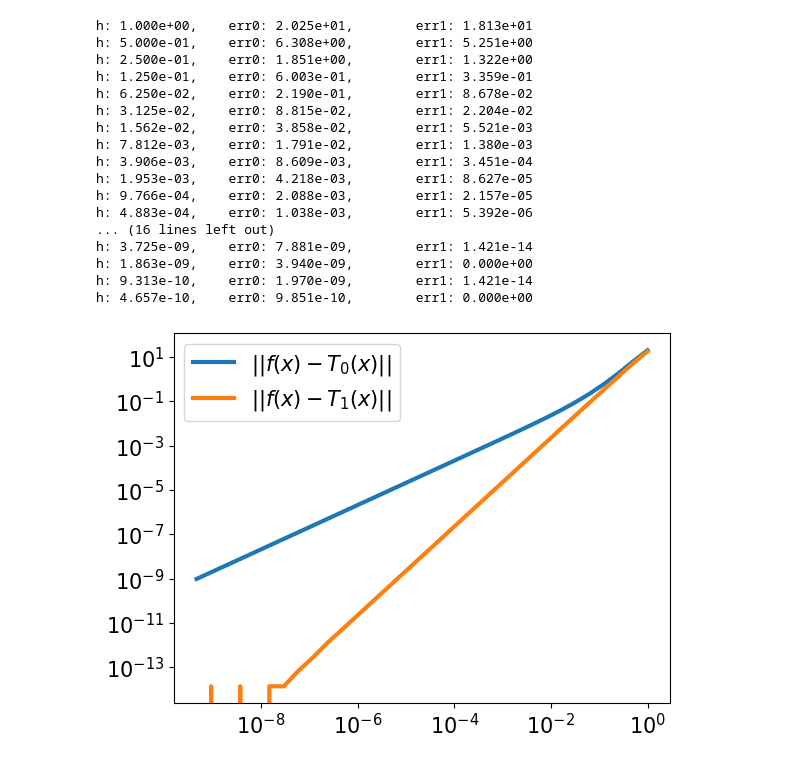
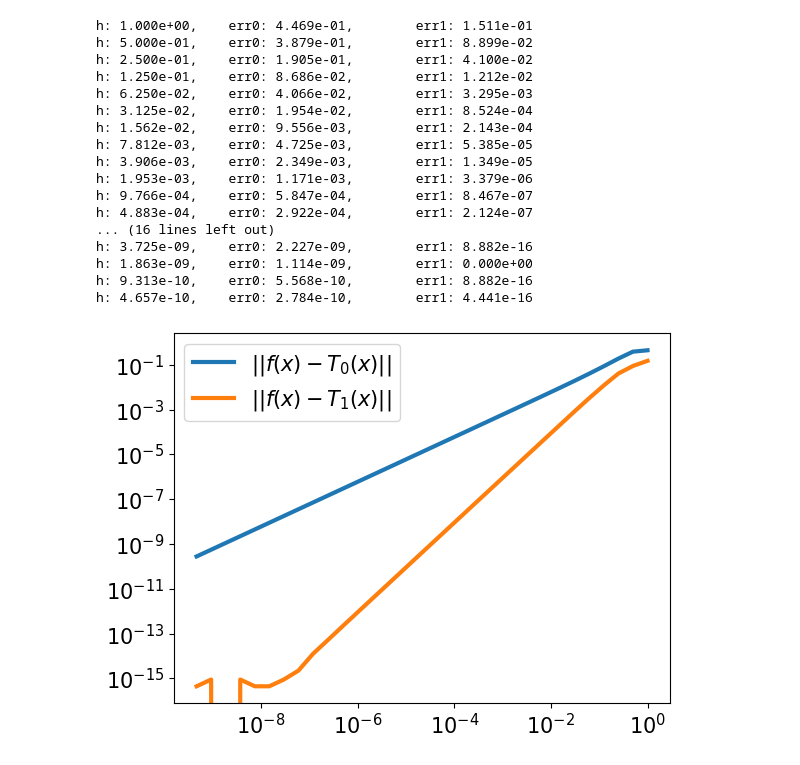
Before and after one commit to majedo-net/csmplace1, a Jupyter notebook: checkGradientDb.ipynb, the cells around one changed output. Cells and saved outputs as stored; diff of their text form; code cells hidden in the pictures.

Commit message:
v1.0.1
Fully verified gradient calculation is correct for crowdedness term. Also included cell potential movable area normalization coefficient calculation in gradient calculation.

```diff
--- a/checkGradientDb.ipynb
+++ b/checkGradientDb.ipynb
@@ -185,6 +254,7 @@ def derivativeChecker(m, n, max_iters=32):
     hh = np.random.rand(n // 2)
     bin_x, bin_y = np.meshgrid(np.linspace(0.0,5.0,6), np.linspace(0.0,5.0,6),indexing='ij')
     v = np.random.randn(n)
+    ovr_pots = calcOvrPotential(x, w, hh, bin_x, bin_y)
 
     max_iters = 32
     h = np.zeros(max_iters)
@@ -193,9 +263,9 @@ def derivativeChecker(m, n, max_iters=32):
 
     for i in range(max_iters):
         h[i] = 2**(-i) # halve our stepsize every time
-        fv = f(x + h[i]*v, w, hh, bin_x, bin_y)
-        T0 = f(x, w, hh, bin_x, bin_y)
-        T1 = T0 + h[i]*np.matmul(grad_f(x, w, hh, bin_x, bin_y).transpose(), v)
+        fv = f(x + h[i]*v, w, hh, bin_x, bin_y, ovr_pots)
+        T0 = f(x, w, hh, bin_x, bin_y, ovr_pots)
+        T1 = T0 + h[i]*np.matmul(grad_f(x, w, hh, bin_x, bin_y, ovr_pots).transpose(), v)
         err0[i] = np.linalg.norm(fv - T0) # this error should be linear
         err1[i] = np.linalg.norm(fv - T1) # this error should be quadratic
 
@@ -209,24 +279,24 @@ def derivativeChecker(m, n, max_iters=32):
     plt.xticks(fontsize=15)
     plt.yticks(fontsize=15)
 # %%
-n = 44
+n = 100
 derivativeChecker(n,n)
 # %% [output]
-h: 1.000e+00,    err0: 2.025e+01,        err1: 1.813e+01
-h: 5.000e-01,    err0: 6.308e+00,        err1: 5.251e+00
-h: 2.500e-01,    err0: 1.851e+00,        err1: 1.322e+00
-h: 1.250e-01,    err0: 6.003e-01,        err1: 3.359e-01
-h: 6.250e-02,    err0: 2.190e-01,        err1: 8.678e-02
-h: 3.125e-02,    err0: 8.815e-02,        err1: 2.204e-02
-h: 1.562e-02,    err0: 3.858e-02,        err1: 5.521e-03
-h: 7.812e-03,    err0: 1.791e-02,        err1: 1.380e-03
-h: 3.906e-03,    err0: 8.609e-03,        err1: 3.451e-04
-h: 1.953e-03,    err0: 4.218e-03,        err1: 8.627e-05
-h: 9.766e-04,    err0: 2.088e-03,        err1: 2.157e-05
-h: 4.883e-04,    err0: 1.038e-03,        err1: 5.392e-06
+h: 1.000e+00,    err0: 4.469e-01,        err1: 1.511e-01
+h: 5.000e-01,    err0: 3.879e-01,        err1: 8.899e-02
+h: 2.500e-01,    err0: 1.905e-01,        err1: 4.100e-02
+h: 1.250e-01,    err0: 8.686e-02,        err1: 1.212e-02
+h: 6.250e-02,    err0: 4.066e-02,        err1: 3.295e-03
+h: 3.125e-02,    err0: 1.954e-02,        err1: 8.524e-04
+h: 1.562e-02,    err0: 9.556e-03,        err1: 2.143e-04
+h: 7.812e-03,    err0: 4.725e-03,        err1: 5.385e-05
+h: 3.906e-03,    err0: 2.349e-03,        err1: 1.349e-05
+h: 1.953e-03,    err0: 1.171e-03,        err1: 3.379e-06
+h: 9.766e-04,    err0: 5.847e-04,        err1: 8.467e-07
+h: 4.883e-04,    err0: 2.922e-04,        err1: 2.124e-07
 ... (16 lines left out)
-h: 3.725e-09,    err0: 7.881e-09,        err1: 1.421e-14
-h: 1.863e-09,    err0: 3.940e-09,        err1: 0.000e+00
-h: 9.313e-10,    err0: 1.970e-09,        err1: 1.421e-14
-h: 4.657e-10,    err0: 9.851e-10,        err1: 0.000e+00
+h: 3.725e-09,    err0: 2.227e-09,        err1: 8.882e-16
+h: 1.863e-09,    err0: 1.114e-09,        err1: 0.000e+00
+h: 9.313e-10,    err0: 5.568e-10,        err1: 8.882e-16
+h: 4.657e-10,    err0: 2.784e-10,        err1: 4.441e-16
-[figure, old version]
+[figure, new version]
```
Also changed, not shown: parts of 1 cell of this notebook.
